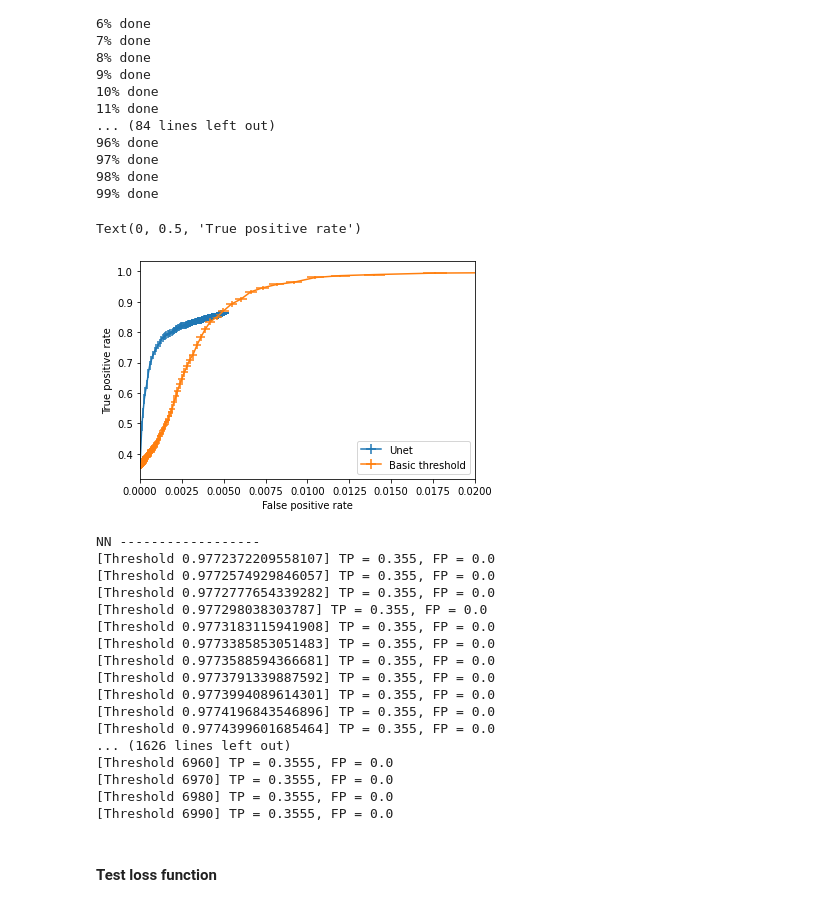
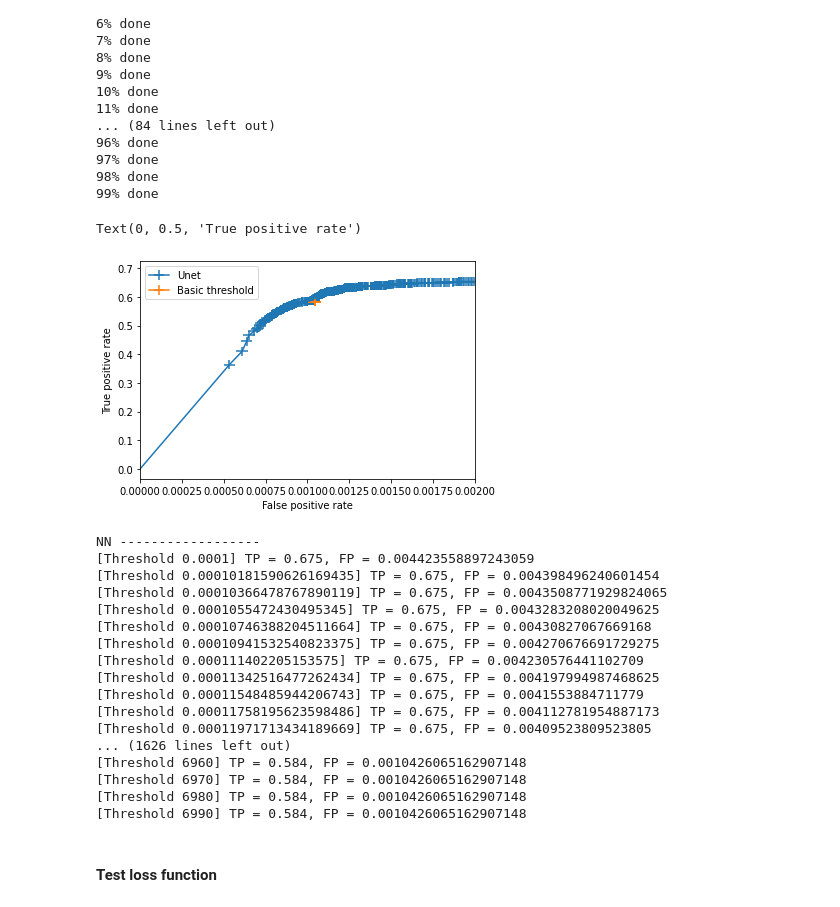
Before and after one commit to jerenner/emsim, a Jupyter notebook: emsim.ipynb, the cells around one changed output. Cells and saved outputs as stored; diff of their text form; code cells hidden in the pictures.

Commit message:
Updates on training with edge data

```diff
--- a/emsim.ipynb
+++ b/emsim.ipynb
@@ -97,7 +97,7 @@ def fit_line(fit_img, th = 0.5, pct_rng = 0.2, nbins_hdist = 100):
     return m,b,Lmin,mrng,Lrng_m,brng,Lrng_b,hfinal,bcenters
 # %%
 # Create some number of events and count them.
-th_unet = 0.9
+th_unet = 0.7
 th_classical = 825
 evts = np.arange(0,10000)
 l_frames, l_labels, l_ct_unet, l_ct_classical = [], [], [], []
@@ -114,7 +114,9 @@ for evt in evts:
     ct_unet = (prob > th_unet)
 
     # Count with a single threshold.
-    ct_classical = (frame > th_classical)
+    #ct_classical = (frame > th_classical)
+    ct_classical = np.zeros(frame.shape)
+    ct_classical[np.unravel_index(np.argmax(frame),frame.shape)] = 1
 
     l_frames.append(frame)
     l_labels.append(label)
@@ -248,11 +283,11 @@ np.savez("frame_4855x4855_11occ.npz",frame=frame)
 # %%
 modeldir = '/home/jrenner/local/jerenner/emsim/models'
 lrate       = 1e-4   # Learning rate to use in the training.
-load_model  = True   # Load an existing model
+load_model  = False   # Load an existing model
 tr.augment  = False  # Enable/disable data augmentation
 epoch_start = 0      # Number of initial epoch
-epoch_end   = 2000    # Number of final epoch
-model_load_checkpoint = "{}/model_frames_20x20_noise683_2e_bcsloss_front_100kev_89_withline.pt".format(modeldir)
+epoch_end   = 500    # Number of final epoch
+model_load_checkpoint = "{}/model_frames_20x20_noise683_2e_bcsloss_edge_weighted_front_1em4_100kev_499.pt".format(modeldir)
 
 # Create the dataset.
 # 576x576: 2927 +/- 71
@@ -288,5 +323,7 @@ for epoch in range(epoch_start,epoch_end):
     print("Epoch: ",epoch)
     model.train()
     tr.train_unet(model, epoch, train_loader, optimizer)
+    #if(epoch % 50 == 0):
+    torch.save(model.state_dict(), "{}/model_init_{}.pt".format(modeldir,epoch))
 # %% [output]
 Epoch:  0
@@ -345,7 +402,8 @@ UNet(
 tp_unet = []; fp_unet = []
 tp_classical = []; fp_classical = []
 #nn_thresholds = np.arange(0.05,1.0,0.1)
-nn_thresholds = np.logspace(-0.5,-0.001,1000)
+nn_thresholds = np.concatenate((np.logspace(-4,-0.1,500), np.logspace(-0.1,0,500)))
+#nn_thresholds = np.logspace(-3,0,1000)
 classical_thresholds = np.arange(600,7000,10)
 evts = np.arange(100000,101000)
 for evt in evts:
@@ -382,7 +440,9 @@ for evt in evts:
     # Compute the TP and FP values for the classical threshold.
     temp_tp = []; temp_fp = []
     for th in classical_thresholds:
-        pred = (evt_arr > th)
+        #pred = (evt_arr > th)
+        pred = np.zeros(evt_arr.shape)
+        pred[np.unravel_index(np.argmax(evt_arr),evt_arr.shape)] = 1
         tp = np.sum((evt_lbl == 1) & (pred == True))
         fn = np.sum((evt_lbl == 1) & (pred == False))
         if( (tp + fn) > 0): tp = tp / (tp + fn)
@@ -424,22 +484,22 @@ fp_classical = np.array(fp_classical)
 # %%
 tp_rate_unet = np.mean(tp_unet,axis=0)
 tp_err_unet = np.std(tp_unet,axis=0)/np.sqrt(tp_unet.shape[0])
 fp_rate_unet = np.mean(fp_unet,axis=0)
 fp_err_unet = np.std(fp_unet,axis=0)/np.sqrt(fp_unet.shape[0])
 tp_rate_classical = np.mean(tp_classical,axis=0)
 tp_err_classical = np.std(tp_classical,axis=0)/np.sqrt(tp_classical.shape[0])
 fp_rate_classical = np.mean(fp_classical,axis=0)
 fp_err_classical = np.std(fp_classical,axis=0)/np.sqrt(fp_classical.shape[0])
 
 plt.errorbar(fp_rate_unet,tp_rate_unet,xerr=fp_err_unet,yerr=tp_err_unet,label='Unet')
 plt.errorbar(fp_rate_classical,tp_rate_classical,xerr=fp_err_classical,yerr=tp_err_classical,label='Basic threshold')
-plt.xlim([0,0.02])
+plt.xlim([0,0.002])
 plt.legend()
 plt.xlabel("False positive rate")
 plt.ylabel("True positive rate")
 # %% [output]
 Text(0, 0.5, 'True positive rate')
-[figure, old version]
+[figure, new version]
 # %%
 print("NN ------------------")
 for tpr,fpr,th in zip(tp_rate_unet,fp_rate_unet,nn_thresholds):
@@ -449,22 +509,22 @@ for tpr,fpr,th in zip(tp_rate_classical,fp_rate_classical,classical_thresholds):
     print("[Threshold {}] TP = {}, FP = {}".format(th,tpr,fpr))
 # %% [output]
 NN ------------------
-[Threshold 0.9772372209558107] TP = 0.355, FP = 0.0
-[Threshold 0.9772574929846057] TP = 0.355, FP = 0.0
-[Threshold 0.9772777654339282] TP = 0.355, FP = 0.0
-[Threshold 0.977298038303787] TP = 0.355, FP = 0.0
-[Threshold 0.9773183115941908] TP = 0.355, FP = 0.0
-[Threshold 0.9773385853051483] TP = 0.355, FP = 0.0
-[Threshold 0.9773588594366681] TP = 0.355, FP = 0.0
-[Threshold 0.9773791339887592] TP = 0.355, FP = 0.0
-[Threshold 0.9773994089614301] TP = 0.355, FP = 0.0
-[Threshold 0.9774196843546896] TP = 0.355, FP = 0.0
-[Threshold 0.9774399601685464] TP = 0.355, FP = 0.0
+[Threshold 0.0001] TP = 0.675, FP = 0.004423558897243059
+[Threshold 0.00010181590626169435] TP = 0.675, FP = 0.004398496240601454
+[Threshold 0.00010366478767890119] TP = 0.675, FP = 0.0043508771929824065
+[Threshold 0.0001055472430495345] TP = 0.675, FP = 0.0043283208020049625
+[Threshold 0.00010746388204511664] TP = 0.675, FP = 0.00430827067669168
+[Threshold 0.00010941532540823375] TP = 0.675, FP = 0.004270676691729275
+[Threshold 0.000111402205153575] TP = 0.675, FP = 0.004230576441102709
+[Threshold 0.00011342516477262434] TP = 0.675, FP = 0.004197994987468625
+[Threshold 0.00011548485944206743] TP = 0.675, FP = 0.0041553884711779
+[Threshold 0.00011758195623598486] TP = 0.675, FP = 0.004112781954887173
+[Threshold 0.00011971713434189669] TP = 0.675, FP = 0.00409523809523805
 ... (1626 lines left out)
-[Threshold 6960] TP = 0.3555, FP = 0.0
-[Threshold 6970] TP = 0.3555, FP = 0.0
-[Threshold 6980] TP = 0.3555, FP = 0.0
-[Threshold 6990] TP = 0.3555, FP = 0.0
+[Threshold 6960] TP = 0.584, FP = 0.0010426065162907148
+[Threshold 6970] TP = 0.584, FP = 0.0010426065162907148
+[Threshold 6980] TP = 0.584, FP = 0.0010426065162907148
+[Threshold 6990] TP = 0.584, FP = 0.0010426065162907148
 # %%
 evt_plt = 100001
 evt_item = dataset_train[evt_plt]
```
Also changed, not shown: parts of 13 cells of this notebook, 9 other files.
